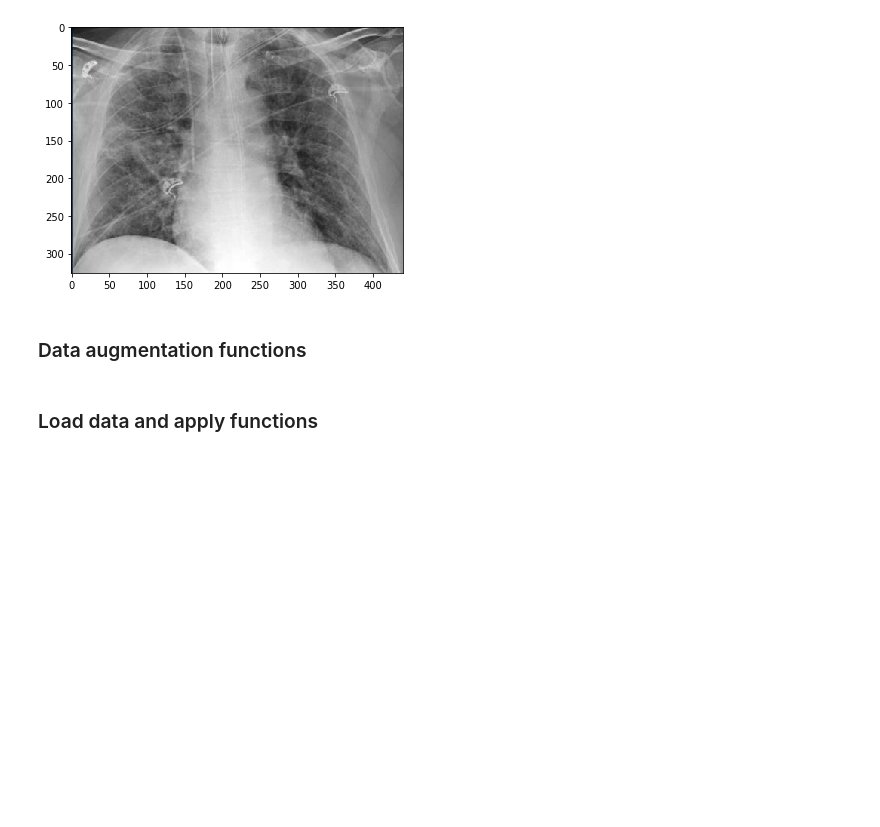
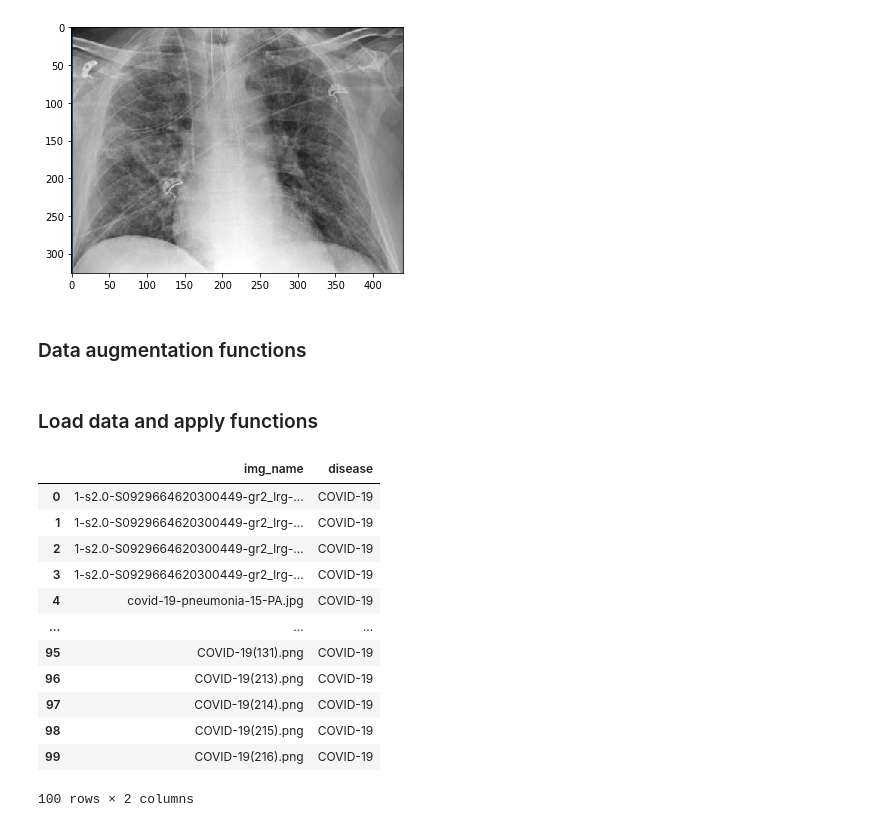
Before and after one commit to minavukovic/COGS181_final, a Jupyter notebook: COGS181_final.ipynb, the cells around one changed output. Drawn from its saved outputs; the diff is of its cells as text; code cells hidden in the pictures; blank space fills up the shorter version.

Commit message:
done creating and moving images

```diff
--- a/COGS181_final.ipynb
+++ b/COGS181_final.ipynb
@@ -77,9 +62,29 @@ def blurImage(image):
 ### Load data and apply functions
 # %%
 # read data csvs with labels (train and test, will do split later)
-train_csv = pd.read_csv(r'data/COVID-Net/train_split_v3.txt', header=None, delimiter=' ')
+train_csv = pd.read_csv(r'../data/COVID-Net/train_split_v3.txt', header=None, delimiter=' ')
 train_csv.columns = ['img_number','img_name','disease', 'source']
 
-test_csv = pd.read_csv(r'data/COVID-Net/test_split_v3.txt', header=None, delimiter=' ')
+test_csv = pd.read_csv(r'../data/COVID-Net/test_split_v3.txt', header=None, delimiter=' ')
 test_csv.columns = ['img_number','img_name','disease', 'source']
+# %%
+# get the covid data from test directory
+covidImagesTest = test_csv[test_csv['disease'] == 'COVID-19']
+covidImagesTest.reset_index(inplace=True, drop=True)
+covidImagesTest = covidImagesTest.drop(['img_number', 'source'], axis=1)
+covidImagesTest
+# %% [output]
+|  | img_name | disease |
+| 0 | 1-s2.0-S0929664620300449-gr2_lrg-... | COVID-19 |
+| 1 | 1-s2.0-S0929664620300449-gr2_lrg-... | COVID-19 |
+| 2 | 1-s2.0-S0929664620300449-gr2_lrg-... | COVID-19 |
+| 3 | 1-s2.0-S0929664620300449-gr2_lrg-... | COVID-19 |
+| 4 | covid-19-pneumonia-15-PA.jpg | COVID-19 |
+| ... | ... | ... |
+| 95 | COVID-19(131).png | COVID-19 |
+| 96 | COVID-19(213).png | COVID-19 |
+| 97 | COVID-19(214).png | COVID-19 |
+| 98 | COVID-19(215).png | COVID-19 |
+| 99 | COVID-19(216).png | COVID-19 |
+100 rows × 2 columns
 # %%
```
Also changed, not shown: parts of 24 cells of this notebook.
